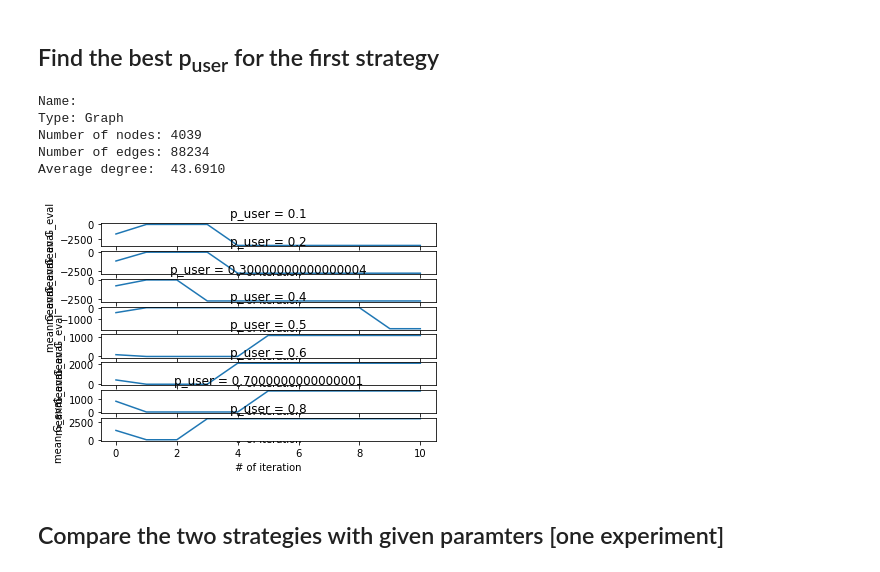
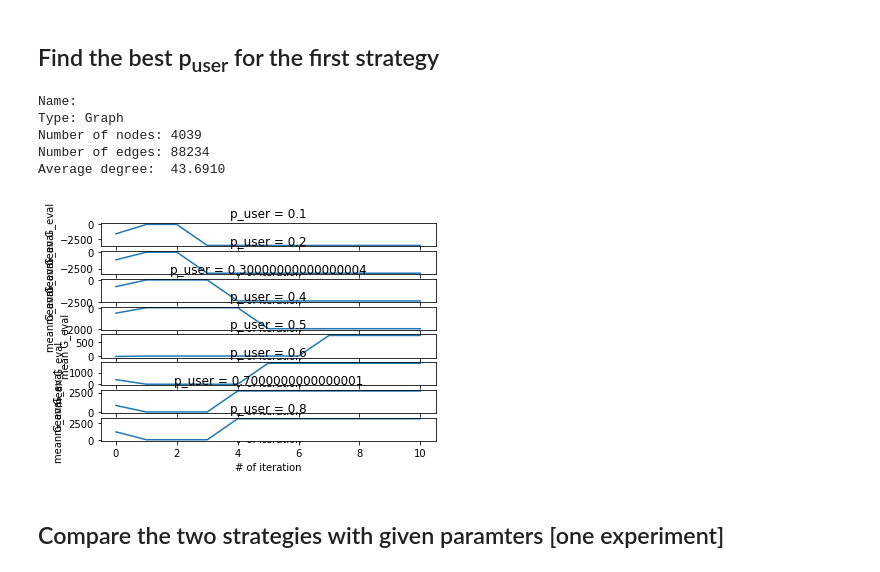
Before and after one commit to sun-xiaoyu/statQ, a Jupyter notebook: Final project.ipynb, the cells around one changed output. Cells and saved outputs as stored; diff of their text form; code cells hidden in the pictures.

Commit message:
bug fix iter_option

```diff
--- a/Final project.ipynb
+++ b/Final project.ipynb
@@ -43,7 +43,7 @@ def initialisation(G,pctg_user,p_user,p_listener):
 # %%
 import matplotlib.pyplot as plt
 
-def iter_opinion(G_eval, listeners, max_interation=10):
+def iter_opinion(G, G_eval, listeners, max_interation=10):
     G_eval_evolution = np.zeros([max_interation+1,len(G_eval)])
     np.copyto(G_eval_evolution[0],G_eval);
     for t in range(1,max_interation+1):
@@ -67,25 +67,25 @@ def iter_opinion(G_eval, listeners, max_interation=10):
 # %%
 def find_best_p_user():
     G=graph_generation("graph.txt")
     p_user_range=np.arange(0.1,0.9,0.1)
     for p_user in p_user_range:
         (users,listeners,G_eval)=initialisation(G,0.5,p_user,0.5)
-        G_eval_mean=np.sum(iter_opinion(G_eval,listeners),axis=1)
+        G_eval_mean=np.sum(iter_opinion(G, G_eval,listeners),axis=1)
         plt.subplot(8, 1, int(p_user*10))
         plt.plot(G_eval_mean)
         plt.title("p_user = {}".format(p_user))
         plt.ylabel('mean G_eval')
         plt.xlabel('# of iteration')
     plt.show()
 
 find_best_p_user()
 # %% [output]
 Name:
 Type: Graph
 Number of nodes: 4039
 Number of edges: 88234
 Average degree:  43.6910
-[figure, old version]
+[figure, new version]
 # %%
 def strategy2_ini(G,V_threshold,G_eval):
     num_V=0
```
Also changed, not shown: parts of 4 cells of this notebook.
